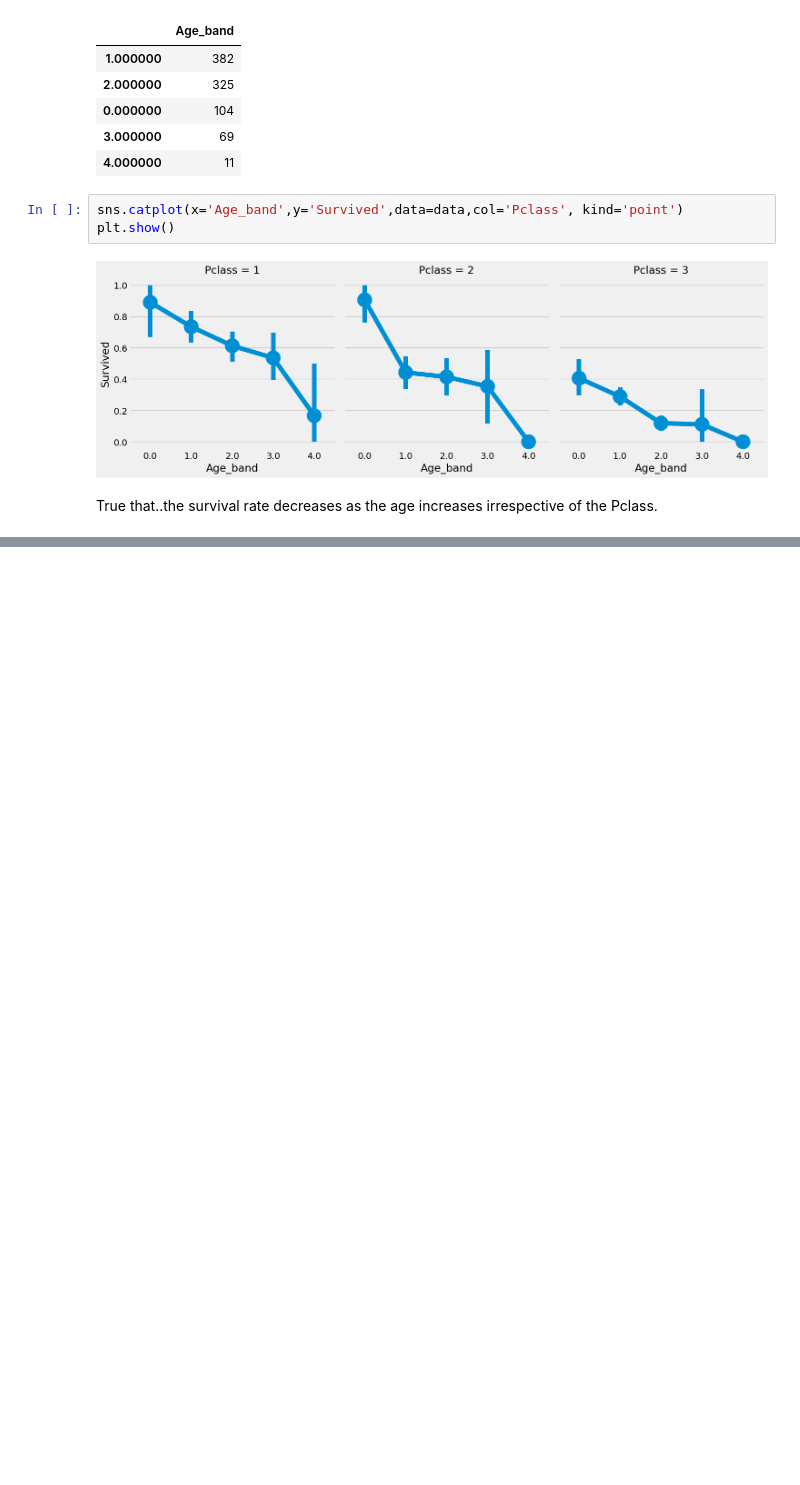
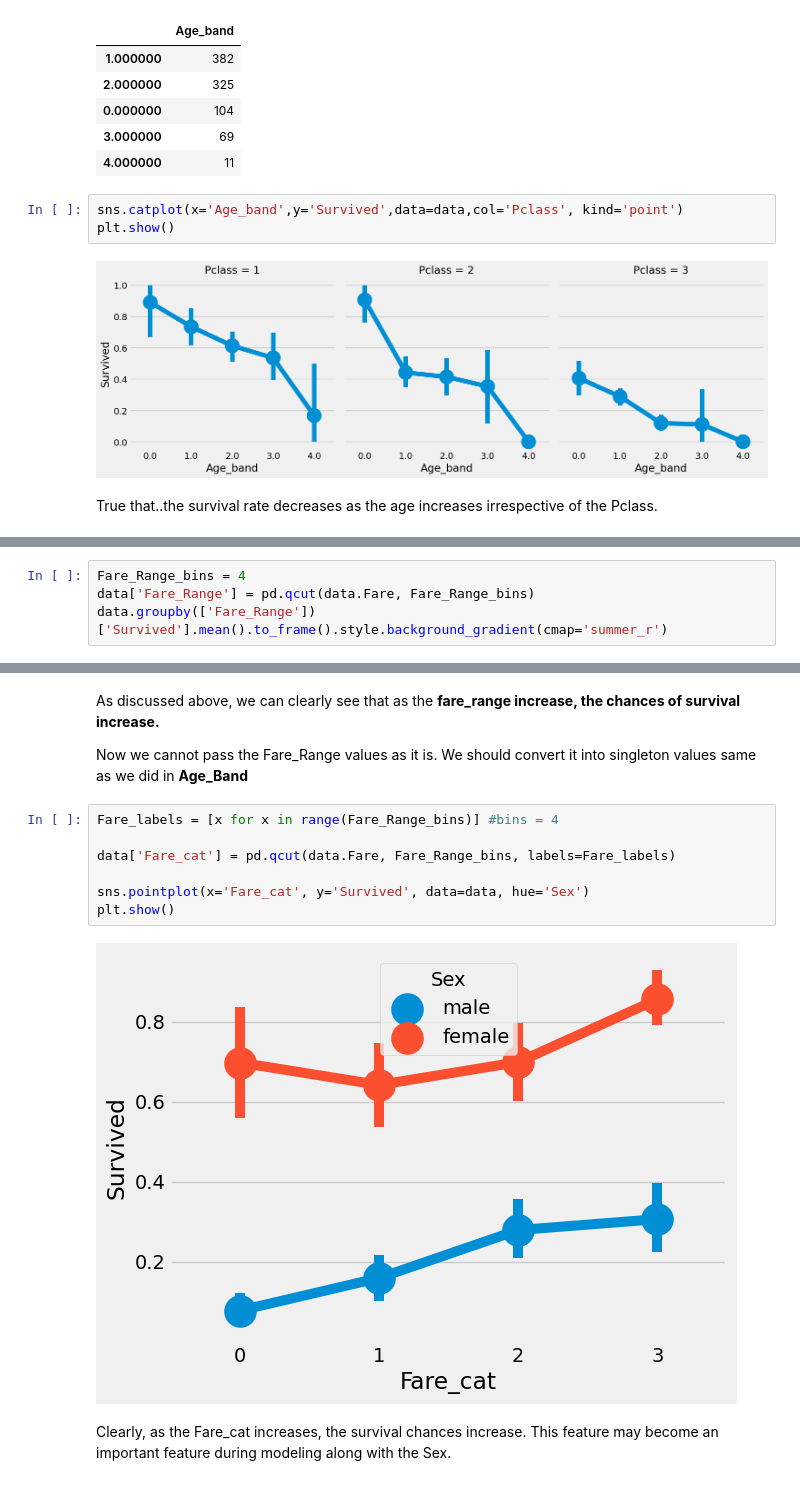
Before and after one commit to shinyfe74/Titanic_Prediction, a Jupyter notebook: EDA_to_Pred.ipynb, the cells around one changed output, grey strips where cells are left out. Cells and saved outputs as stored; diff of their text form; blank space fills up the shorter version.

```diff
--- a/EDA_to_Pred.ipynb
+++ b/EDA_to_Pred.ipynb
@@ -638,0 +643,4 @@ True that..the survival rate decreases as the age increases irrespective of the
+# %%
+Fare_Range_bins = 4
+data['Fare_Range'] = pd.qcut(data.Fare, Fare_Range_bins)
+data.groupby(['Fare_Range'])['Survived'].mean().to_frame().style.background_gradient(cmap='summer_r')
@@ -638,0 +654,15 @@ True that..the survival rate decreases as the age increases irrespective of the
+# %% [markdown]
+As discussed above, we can clearly see that as the __fare_range increase, the chances of survival increase.__
+
+Now we cannot pass the Fare_Range values as it is. We should convert it into singleton values same as we did in __Age_Band__
+# %%
+Fare_labels = [x for x in range(Fare_Range_bins)] #bins = 4
+
+data['Fare_cat'] = pd.qcut(data.Fare, Fare_Range_bins, labels=Fare_labels)
+
+sns.pointplot(x='Fare_cat', y='Survived', data=data, hue='Sex')
+plt.show()
+# %% [output]
+[figure, added]
+# %% [markdown]
+Clearly, as the Fare_cat increases, the survival chances increase. This feature may become an important feature during modeling along with the Sex.
```
Also changed, not shown: parts of 17 cells of this notebook.
